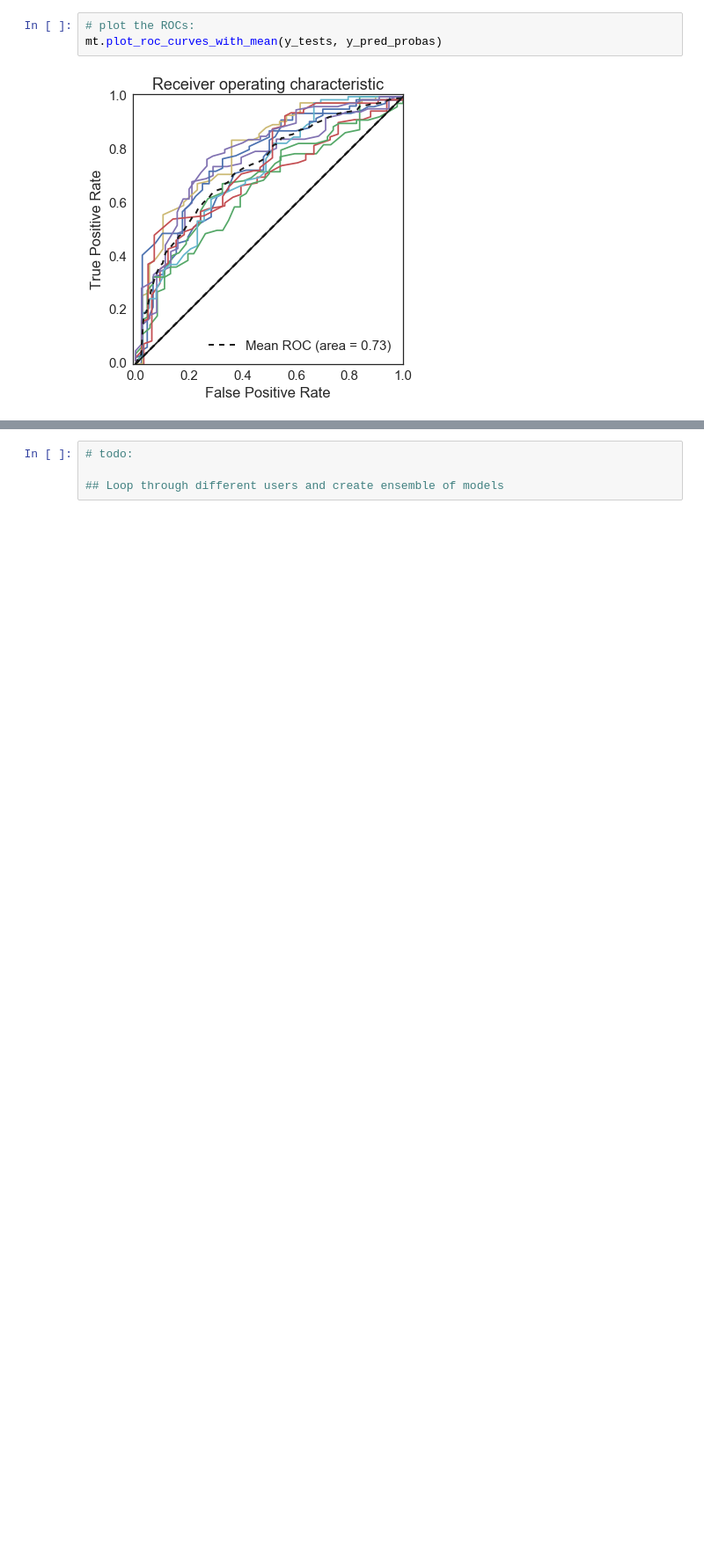
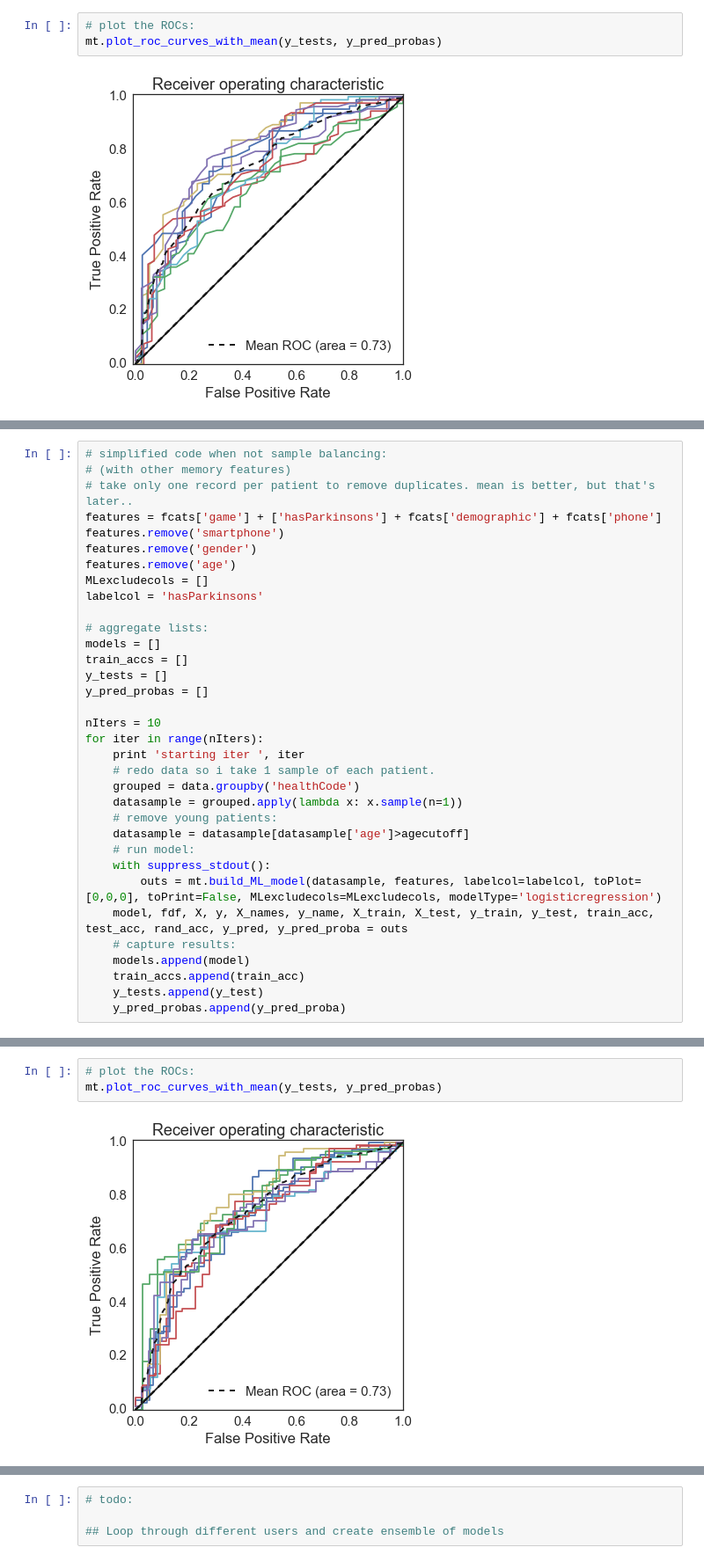
Before and after one commit to mattoby/mpower_memory, a Jupyter notebook: Memory_troubleshooting_ML.ipynb, the cells around one changed output, grey strips where cells are left out. Shown at 88% size. Cells and saved outputs as stored; diff of their text form; blank space fills up the shorter version.

Commit message:
Got logistic regression running, and it does similarly well to random forest - so that's my model. WOrking now on getting a prediction of whether people took their meds (but not done with it yet).

```diff
--- a/Memory_troubleshooting_ML.ipynb
+++ b/Memory_troubleshooting_ML.ipynb
@@ -1122,0 +1130,34 @@ mt.plot_roc_curves_with_mean(y_tests, y_pred_probas)
+# %%
+# simplified code when not sample balancing:
+# (with other memory features)
+# take only one record per patient to remove duplicates. mean is better, but that's later..
+features = fcats['game'] + ['hasParkinsons'] + fcats['demographic'] + fcats['phone']
+features.remove('smartphone')
+features.remove('gender')
+features.remove('age')
+MLexcludecols = []
+labelcol = 'hasParkinsons'
+
+# aggregate lists:
+models = []
+train_accs = []
+y_tests = []
+y_pred_probas = []
+
+nIters = 10
+for iter in range(nIters):
+    print 'starting iter ', iter
+    # redo data so i take 1 sample of each patient.
+    grouped = data.groupby('healthCode')
+    datasample = grouped.apply(lambda x: x.sample(n=1))
+    # remove young patients:
+    datasample = datasample[datasample['age']>agecutoff]
+    # run model:
+    with suppress_stdout():
+        outs = mt.build_ML_model(datasample, features, labelcol=labelcol, toPlot=[0,0,0], toPrint=False, MLexcludecols=MLexcludecols, modelType='logisticregression')
+    model, fdf, X, y, X_names, y_name, X_train, X_test, y_train, y_test, train_acc, test_acc, rand_acc, y_pred, y_pred_proba = outs
+    # capture results:
+    models.append(model)
+    train_accs.append(train_acc)
+    y_tests.append(y_test)
+    y_pred_probas.append(y_pred_proba)
@@ -1122,0 +1175,5 @@ mt.plot_roc_curves_with_mean(y_tests, y_pred_probas)
+# %%
+# plot the ROCs:
+mt.plot_roc_curves_with_mean(y_tests, y_pred_probas)
+# %% [output]
+[figure, added]
```
Also changed, not shown: parts of 13 cells of this notebook, 1 other file.
